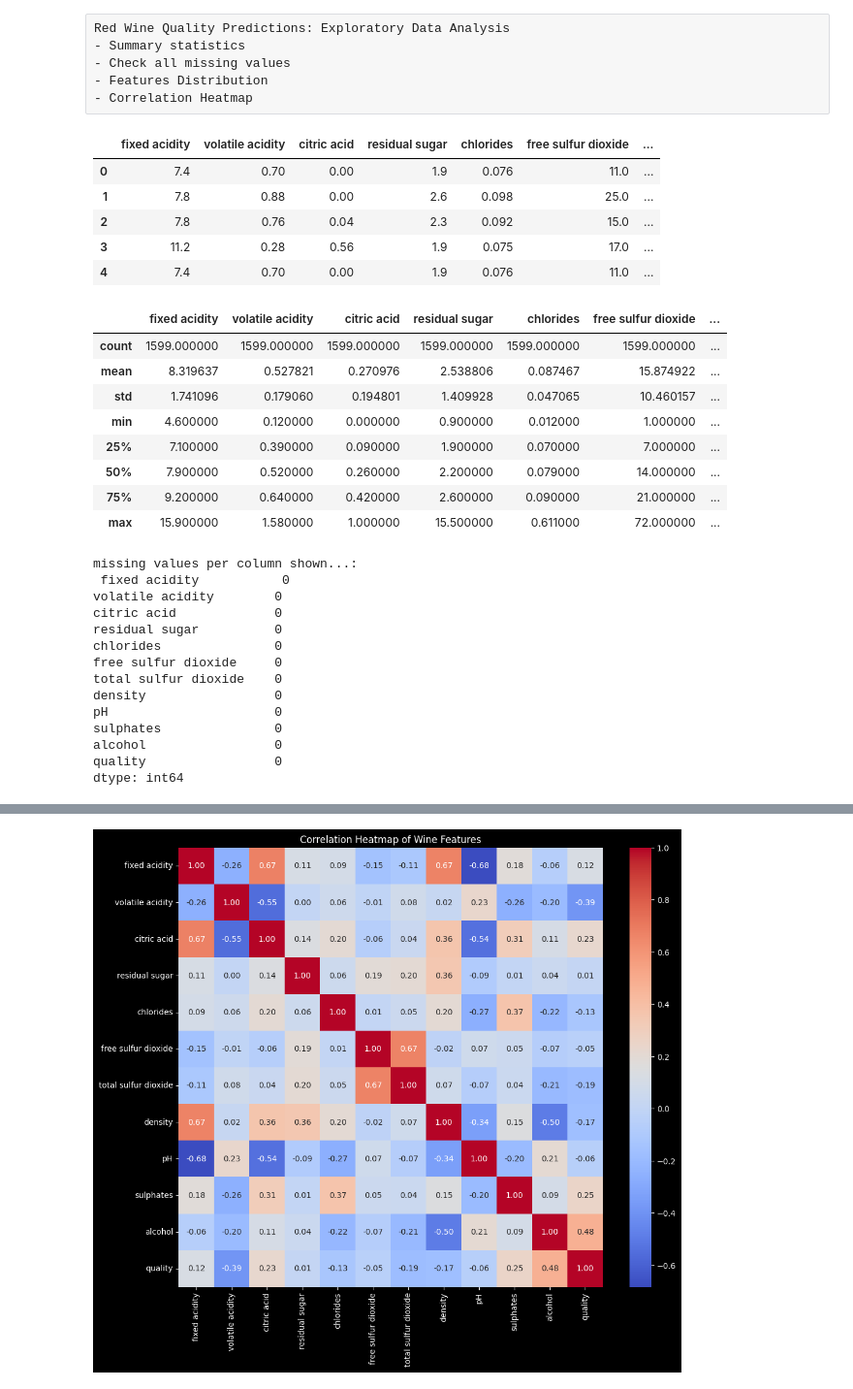
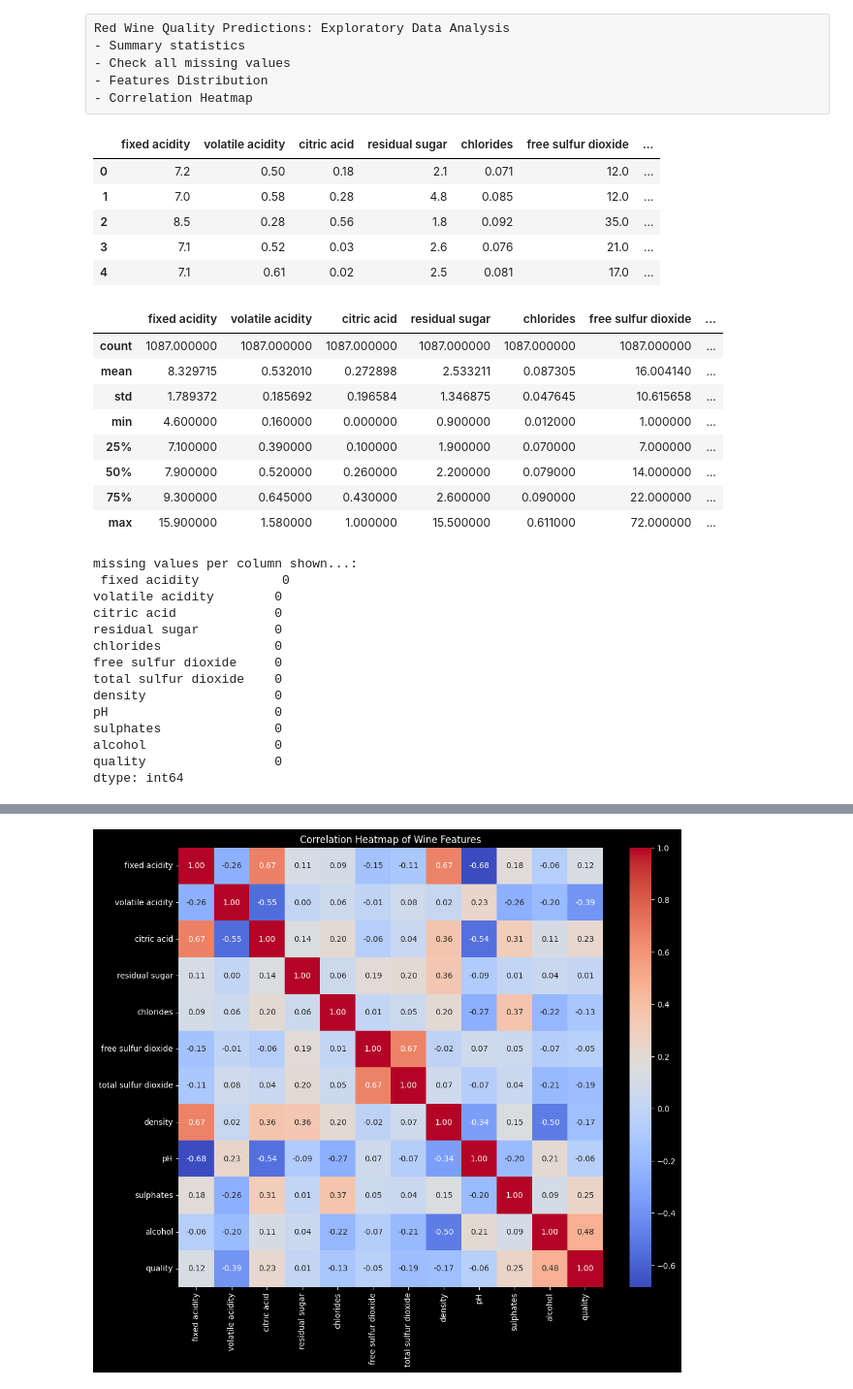
Before and after one commit to luanhoangle05/DATA221_PROJECT_RED_WINE_QUALITY_NEW, a Jupyter notebook: notebooks/01_eda.ipynb, the cells around one changed output, grey strips where cells are left out. Shown at 97% size. Drawn from its saved outputs; the diff is of its cells as text; code cells hidden in the pictures.

```diff
--- a/notebooks/01_eda.ipynb
+++ b/notebooks/01_eda.ipynb
@@ -7,21 +7,24 @@ Red Wine Quality Predictions: Exploratory Data Analysis
 # %%
 '''
 importing and loading dataset
 '''
 import pandas as pd
 import numpy as np
 import matplotlib.pyplot as plt
 import seaborn as sns
 
-data_of_red_wine = pd.read_csv('../data/winequality-red.csv')
+# loads X and y train and make it as one whole dataframe with concat (concatenate)
+X = pd.read_csv('../output/x_train.csv')
+y = pd.read_csv('../output/y_train.csv')
+data_of_red_wine = pd.concat([X,y],axis=1)
 data_of_red_wine.head()
 # %% [output]
 |  | fixed acidity | volatile acidity | citric acid | residual sugar | chlorides | free sulfur dioxide | ... |
-| 0 | 7.4 | 0.70 | 0.00 | 1.9 | 0.076 | 11.0 | ... |
-| 1 | 7.8 | 0.88 | 0.00 | 2.6 | 0.098 | 25.0 | ... |
-| 2 | 7.8 | 0.76 | 0.04 | 2.3 | 0.092 | 15.0 | ... |
-| 3 | 11.2 | 0.28 | 0.56 | 1.9 | 0.075 | 17.0 | ... |
-| 4 | 7.4 | 0.70 | 0.00 | 1.9 | 0.076 | 11.0 | ... |
+| 0 | 7.2 | 0.50 | 0.18 | 2.1 | 0.071 | 12.0 | ... |
+| 1 | 7.0 | 0.58 | 0.28 | 4.8 | 0.085 | 12.0 | ... |
+| 2 | 8.5 | 0.28 | 0.56 | 1.8 | 0.092 | 35.0 | ... |
+| 3 | 7.1 | 0.52 | 0.03 | 2.6 | 0.076 | 21.0 | ... |
+| 4 | 7.1 | 0.61 | 0.02 | 2.5 | 0.081 | 17.0 | ... |
 # %%
 '''
 summary statistics and all missing values in dataset
@@ -30,13 +33,13 @@ display(data_of_red_wine.describe())
 print("missing values per column shown...:\n", data_of_red_wine.isnull().sum())
 # %% [output]
 |  | fixed acidity | volatile acidity | citric acid | residual sugar | chlorides | free sulfur dioxide | ... |
-| count | 1599.000000 | 1599.000000 | 1599.000000 | 1599.000000 | 1599.000000 | 1599.000000 | ... |
-| mean | 8.319637 | 0.527821 | 0.270976 | 2.538806 | 0.087467 | 15.874922 | ... |
-| std | 1.741096 | 0.179060 | 0.194801 | 1.409928 | 0.047065 | 10.460157 | ... |
-| min | 4.600000 | 0.120000 | 0.000000 | 0.900000 | 0.012000 | 1.000000 | ... |
-| 25% | 7.100000 | 0.390000 | 0.090000 | 1.900000 | 0.070000 | 7.000000 | ... |
+| count | 1087.000000 | 1087.000000 | 1087.000000 | 1087.000000 | 1087.000000 | 1087.000000 | ... |
+| mean | 8.329715 | 0.532010 | 0.272898 | 2.533211 | 0.087305 | 16.004140 | ... |
+| std | 1.789372 | 0.185692 | 0.196584 | 1.346875 | 0.047645 | 10.615658 | ... |
+| min | 4.600000 | 0.160000 | 0.000000 | 0.900000 | 0.012000 | 1.000000 | ... |
+| 25% | 7.100000 | 0.390000 | 0.100000 | 1.900000 | 0.070000 | 7.000000 | ... |
 | 50% | 7.900000 | 0.520000 | 0.260000 | 2.200000 | 0.079000 | 14.000000 | ... |
-| 75% | 9.200000 | 0.640000 | 0.420000 | 2.600000 | 0.090000 | 21.000000 | ... |
+| 75% | 9.300000 | 0.645000 | 0.430000 | 2.600000 | 0.090000 | 22.000000 | ... |
 | max | 15.900000 | 1.580000 | 1.000000 | 15.500000 | 0.611000 | 72.000000 | ... |
 missing values per column shown...:
  fixed acidity           0
```
Also changed, not shown: parts of 1 cell of this notebook, 5 other files.
